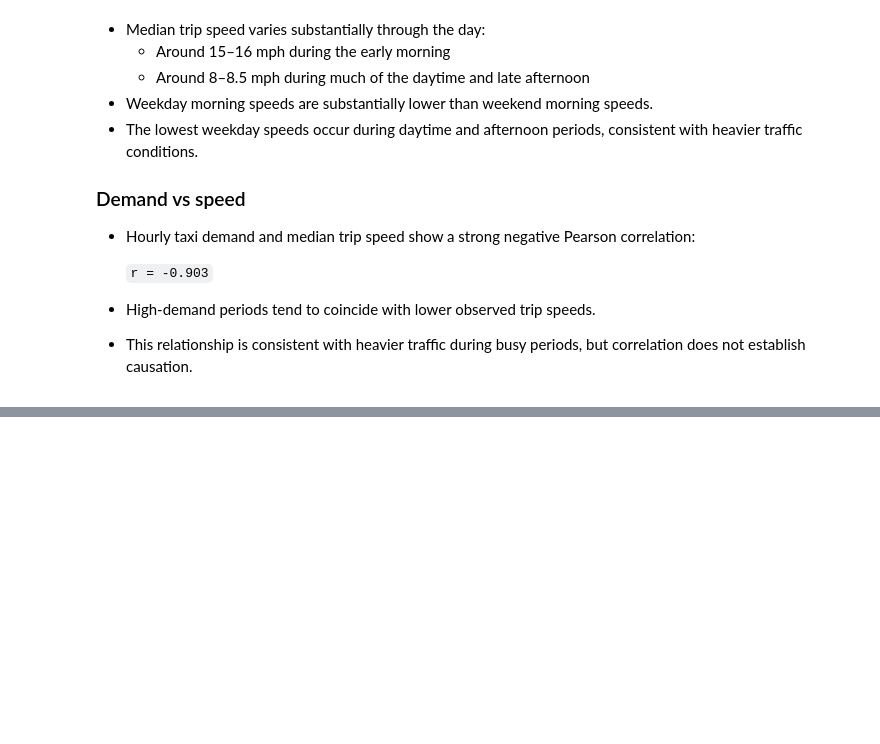
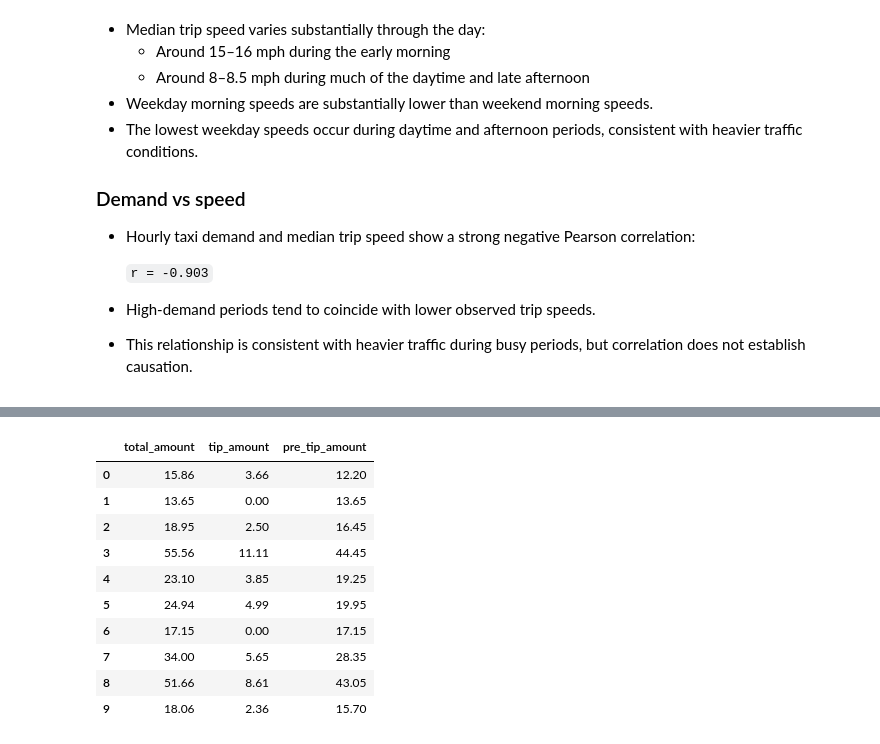
Before and after one commit to sazinovic/nyc-taxi-analysis, a Jupyter notebook: notebooks/01-exploration.ipynb, the cells around one changed output, grey strips where cells are left out. Saved outputs shown, nothing was run; the diff lists cells and outputs as text; code cells hidden in the pictures; blank space fills up the shorter version.

```diff
--- a/notebooks/01-exploration.ipynb
+++ b/notebooks/01-exploration.ipynb
@@ -2845,0 +2921,4 @@ plt.show()
+# %%
+df_features["same_zone"] = (
+    df_features["PULocationID"] == df_features["DOLocationID"]
+)
@@ -2845,0 +2966,10 @@ plt.show()
+# %%
+airport_zone_ids = [1, 132, 138]
+
+df_features["airport_pickup"] = (
+    df_features["PULocationID"].isin(airport_zone_ids)
+)
+
+df_features["airport_dropoff"] = (
+    df_features["DOLocationID"].isin(airport_zone_ids)
+)
@@ -2845,0 +3015,16 @@ plt.show()
+# %%
+df_features[
+    ["total_amount", "tip_amount", "pre_tip_amount"]
+].head(10)
+# %% [output]
+|  | total_amount | tip_amount | pre_tip_amount |
+| 0 | 15.86 | 3.66 | 12.20 |
+| 1 | 13.65 | 0.00 | 13.65 |
+| 2 | 18.95 | 2.50 | 16.45 |
+| 3 | 55.56 | 11.11 | 44.45 |
+| 4 | 23.10 | 3.85 | 19.25 |
+| 5 | 24.94 | 4.99 | 19.95 |
+| 6 | 17.15 | 0.00 | 17.15 |
+| 7 | 34.00 | 5.65 | 28.35 |
+| 8 | 51.66 | 8.61 | 43.05 |
+| 9 | 18.06 | 2.36 | 15.70 |
```
Also changed, not shown: parts of 19 cells of this notebook.
